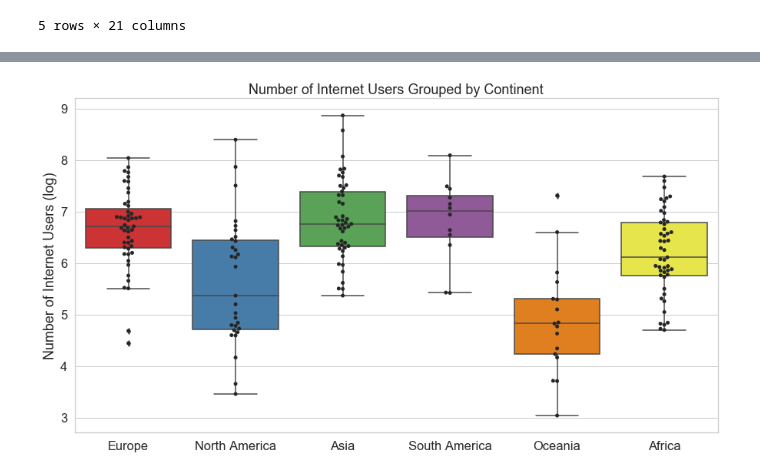
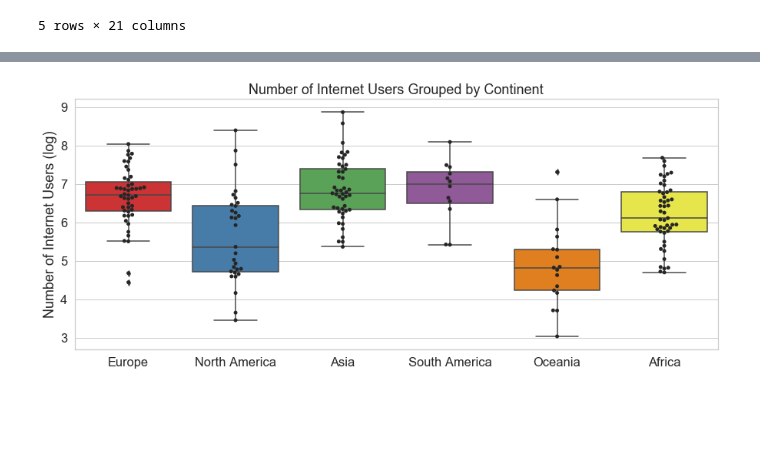
Before and after one commit to Silkways/CIA-Project, a Jupyter notebook: cia_notebook_RM.ipynb, the cells around one changed output, grey strips where cells are left out. Saved outputs shown, nothing was run; the diff lists cells and outputs as text; code cells hidden in the pictures; blank space fills up the shorter version.

```diff
--- a/cia_notebook_RM.ipynb
+++ b/cia_notebook_RM.ipynb
@@ -782,19 +777,19 @@ plt.show()
 # %%
-plt.figure(figsize=(15,8))
+plt.figure(figsize=(15,6))
 sns.set(font_scale=1.5)
 sns.set_palette("Set1")
 sns.set_style("whitegrid")
 sns.boxplot(x='continent_name',y='int_log',data=final_df)
 sns.swarmplot(x='continent_name',y='int_log',data=final_df, color=".15")
 plt.xlabel("")
 plt.ylabel("Number of Internet Users (log)")
 plt.title("Number of Internet Users Grouped by Continent")
 
 file_path = "/Users/ravimalde/dsc-files/student/Projects/CIA_project/"
 plt.savefig(file_path + "internet.png")
 plt.show()
 # %% [output]
-[figure, old version]
+[figure, new version]
 # %%
 final_df.head()
 # %% [output]
```
Also changed, not shown: parts of 5 cells of this notebook, 5 other files.
